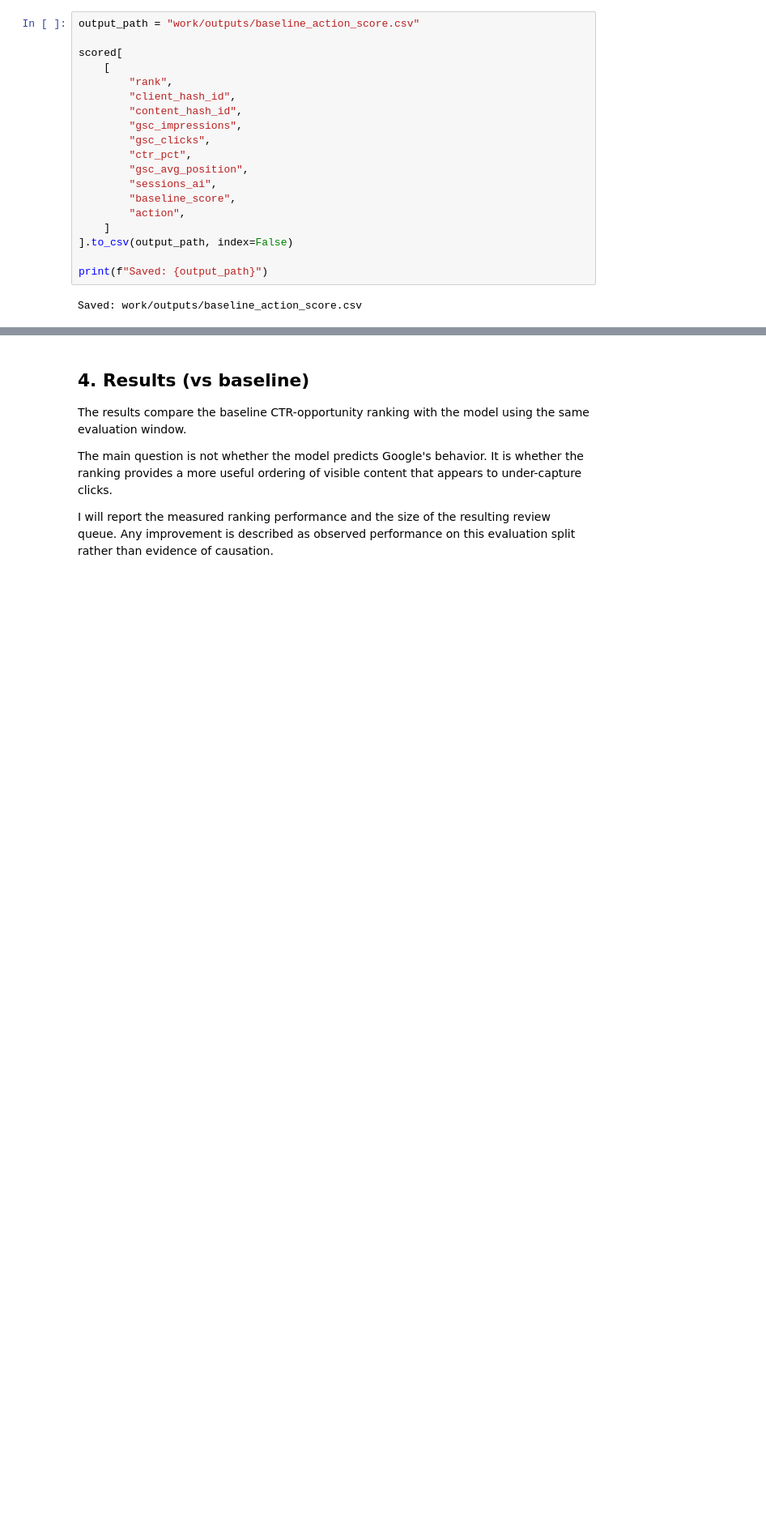
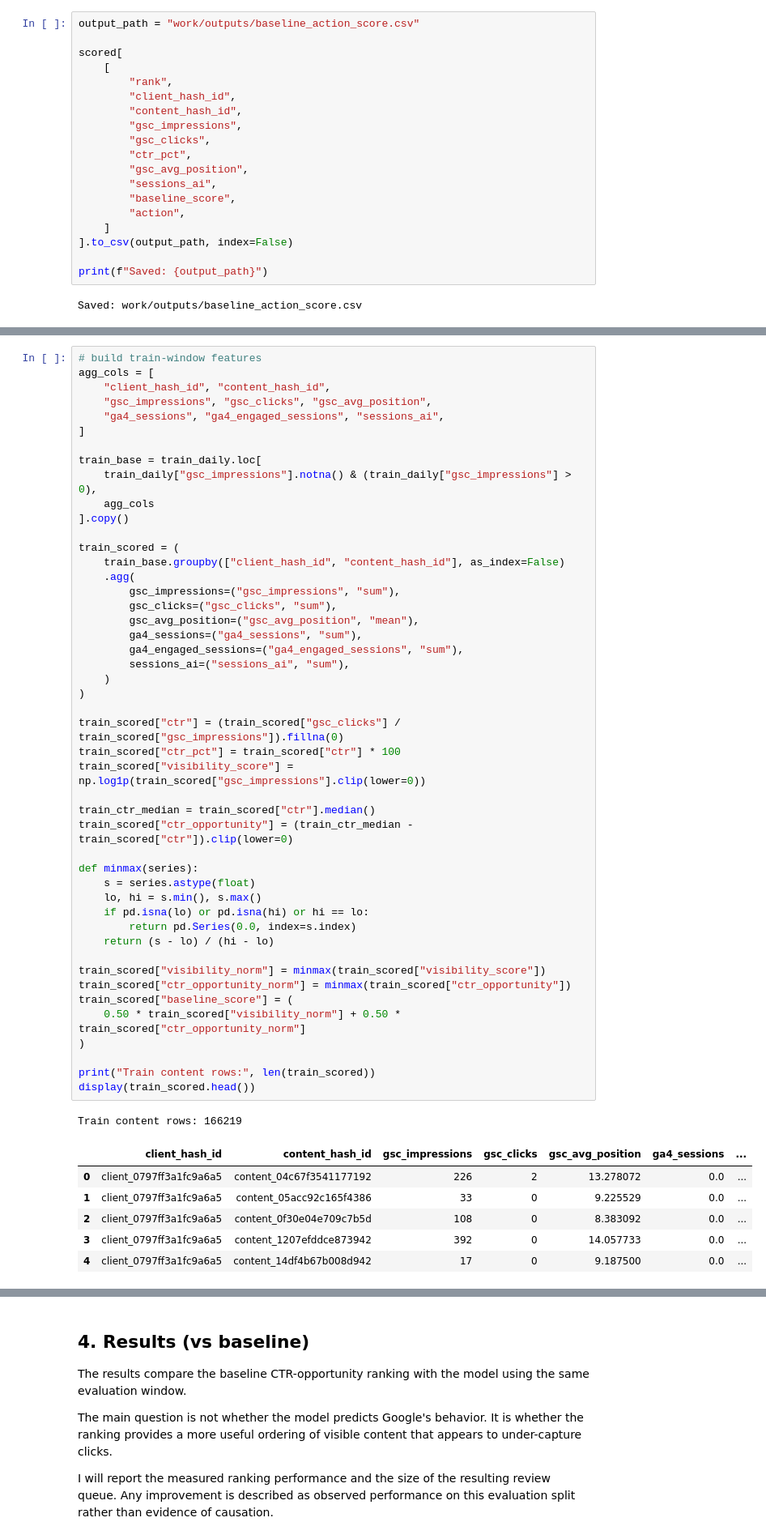
Before and after one commit to Zohaibarif69/flyrank-ml-work, a Jupyter notebook: work/notebooks/capstone.ipynb, the cells around one changed output, grey strips where cells are left out. Shown at 81% size. Cells and saved outputs as stored; diff of their text form; blank space fills up the shorter version.

```diff
--- a/work/notebooks/capstone.ipynb
+++ b/work/notebooks/capstone.ipynb
@@ -338,0 +357,55 @@ Saved: work/outputs/baseline_action_score.csv
+# %%
+# build train-window features
+agg_cols = [
+    "client_hash_id", "content_hash_id",
+    "gsc_impressions", "gsc_clicks", "gsc_avg_position",
+    "ga4_sessions", "ga4_engaged_sessions", "sessions_ai",
+]
+
+train_base = train_daily.loc[
+    train_daily["gsc_impressions"].notna() & (train_daily["gsc_impressions"] > 0),
+    agg_cols
+].copy()
+
+train_scored = (
+    train_base.groupby(["client_hash_id", "content_hash_id"], as_index=False)
+    .agg(
+        gsc_impressions=("gsc_impressions", "sum"),
+        gsc_clicks=("gsc_clicks", "sum"),
+        gsc_avg_position=("gsc_avg_position", "mean"),
+        ga4_sessions=("ga4_sessions", "sum"),
+        ga4_engaged_sessions=("ga4_engaged_sessions", "sum"),
+        sessions_ai=("sessions_ai", "sum"),
+    )
+)
+
+train_scored["ctr"] = (train_scored["gsc_clicks"] / train_scored["gsc_impressions"]).fillna(0)
+train_scored["ctr_pct"] = train_scored["ctr"] * 100
+train_scored["visibility_score"] = np.log1p(train_scored["gsc_impressions"].clip(lower=0))
+
+train_ctr_median = train_scored["ctr"].median()
+train_scored["ctr_opportunity"] = (train_ctr_median - train_scored["ctr"]).clip(lower=0)
+
+def minmax(series):
+    s = series.astype(float)
+    lo, hi = s.min(), s.max()
+    if pd.isna(lo) or pd.isna(hi) or hi == lo:
+        return pd.Series(0.0, index=s.index)
+    return (s - lo) / (hi - lo)
+
+train_scored["visibility_norm"] = minmax(train_scored["visibility_score"])
+train_scored["ctr_opportunity_norm"] = minmax(train_scored["ctr_opportunity"])
+train_scored["baseline_score"] = (
+    0.50 * train_scored["visibility_norm"] + 0.50 * train_scored["ctr_opportunity_norm"]
+)
+
+print("Train content rows:", len(train_scored))
+display(train_scored.head())
+# %% [output]
+Train content rows: 166219
+|  | client_hash_id | content_hash_id | gsc_impressions | gsc_clicks | gsc_avg_position | ga4_sessions | ... |
+| 0 | client_0797ff3a1fc9a6a5 | content_04c67f3541177192 | 226 | 2 | 13.278072 | 0.0 | ... |
+| 1 | client_0797ff3a1fc9a6a5 | content_05acc92c165f4386 | 33 | 0 | 9.225529 | 0.0 | ... |
+| 2 | client_0797ff3a1fc9a6a5 | content_0f30e04e709c7b5d | 108 | 0 | 8.383092 | 0.0 | ... |
+| 3 | client_0797ff3a1fc9a6a5 | content_1207efddce873942 | 392 | 0 | 14.057733 | 0.0 | ... |
+| 4 | client_0797ff3a1fc9a6a5 | content_14df4b67b008d942 | 17 | 0 | 9.187500 | 0.0 | ... |
```
Also changed, not shown: parts of 6 cells of this notebook.
